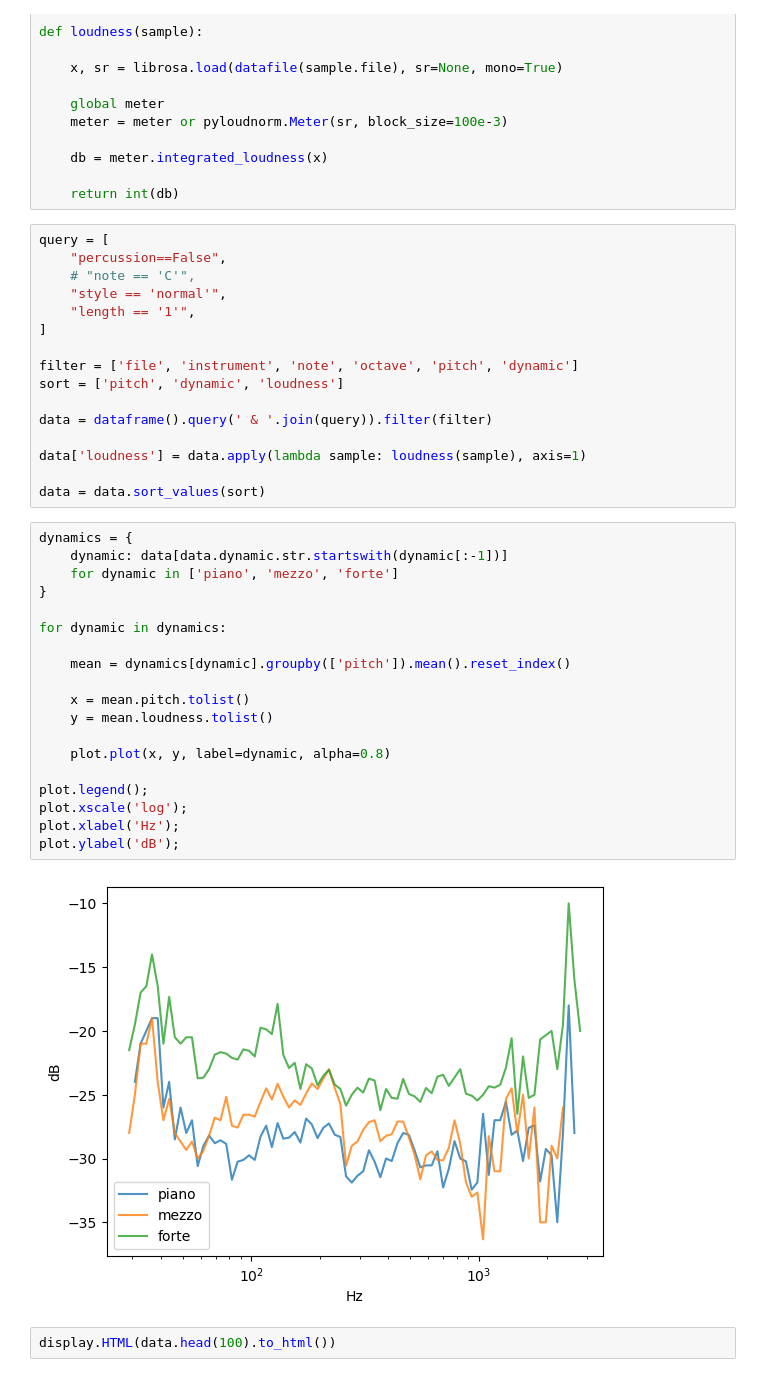
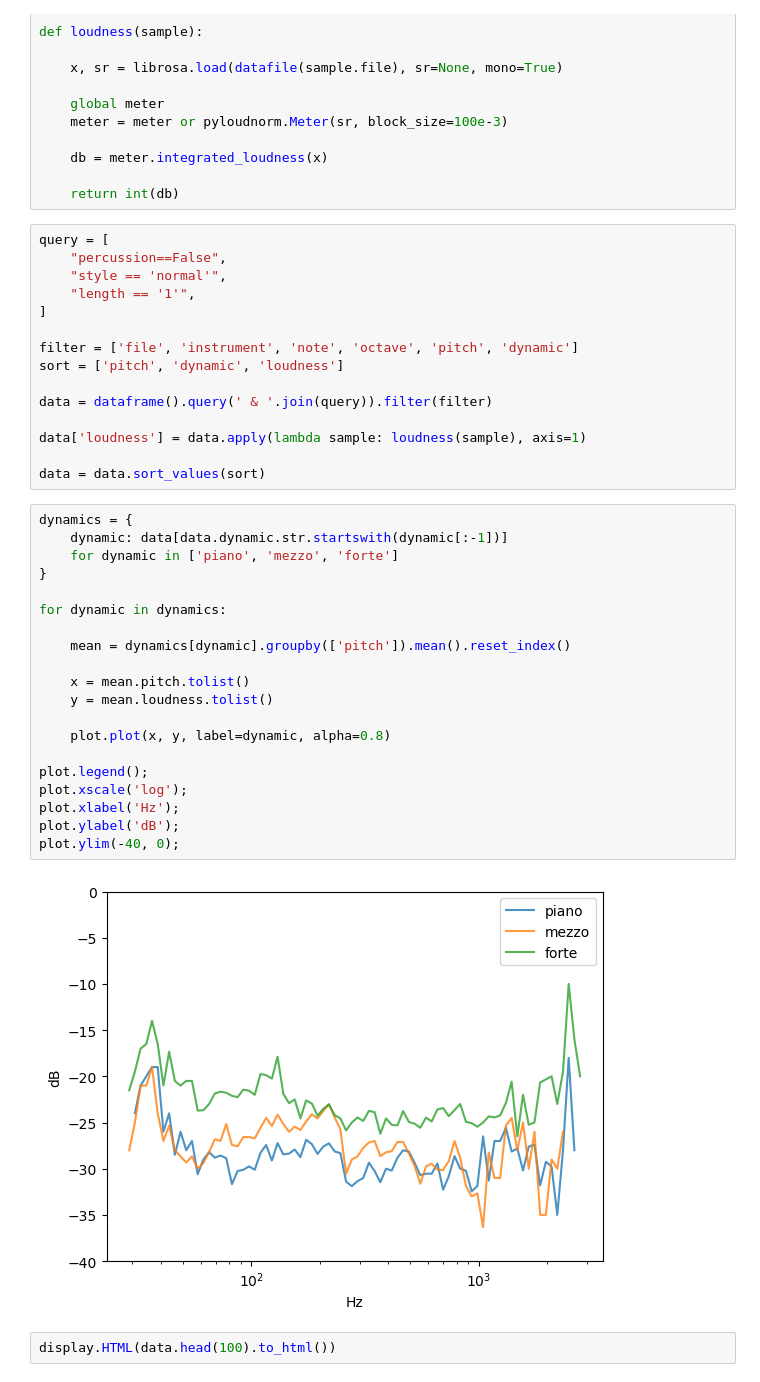
Before and after one commit to jurihock/philharmonia, a Jupyter notebook: notebooks/loudness.ipynb, the cells around one changed output. Drawn from its saved outputs; the diff is of its cells as text.

```diff
--- a/notebooks/loudness.ipynb
+++ b/notebooks/loudness.ipynb
@@ -34,7 +34,6 @@ def loudness(sample):
 # %%
 query = [
     "percussion==False",
-    # "note == 'C'",
     "style == 'normal'",
     "length == '1'",
 ]
@@ -50,24 +49,25 @@ data = data.sort_values(sort)
 # %%
 dynamics = {
     dynamic: data[data.dynamic.str.startswith(dynamic[:-1])]
     for dynamic in ['piano', 'mezzo', 'forte']
 }
 
 for dynamic in dynamics:
 
     mean = dynamics[dynamic].groupby(['pitch']).mean().reset_index()
 
     x = mean.pitch.tolist()
     y = mean.loudness.tolist()
 
     plot.plot(x, y, label=dynamic, alpha=0.8)
 
 plot.legend();
 plot.xscale('log');
 plot.xlabel('Hz');
 plot.ylabel('dB');
+plot.ylim(-40, 0);
 # %% [output]
-[figure, old version]
+[figure, new version]
 # %%
 display.HTML(data.head(100).to_html())
 # %% [output]
```
